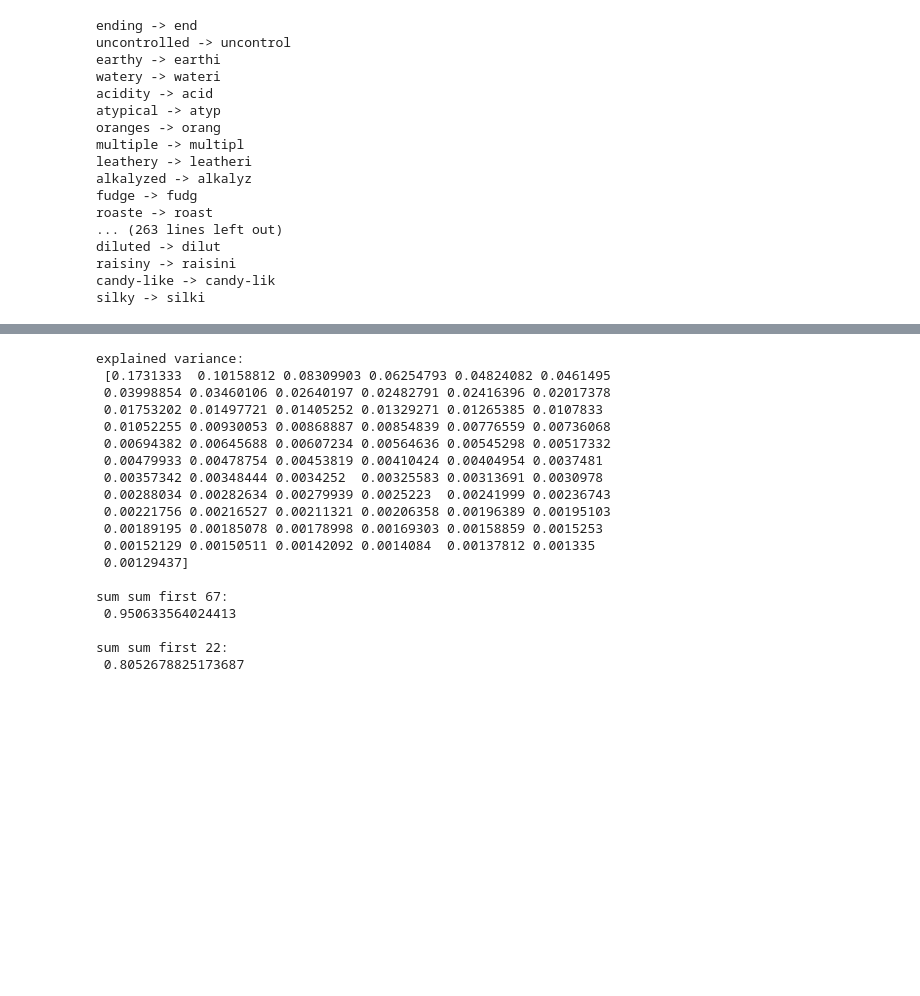
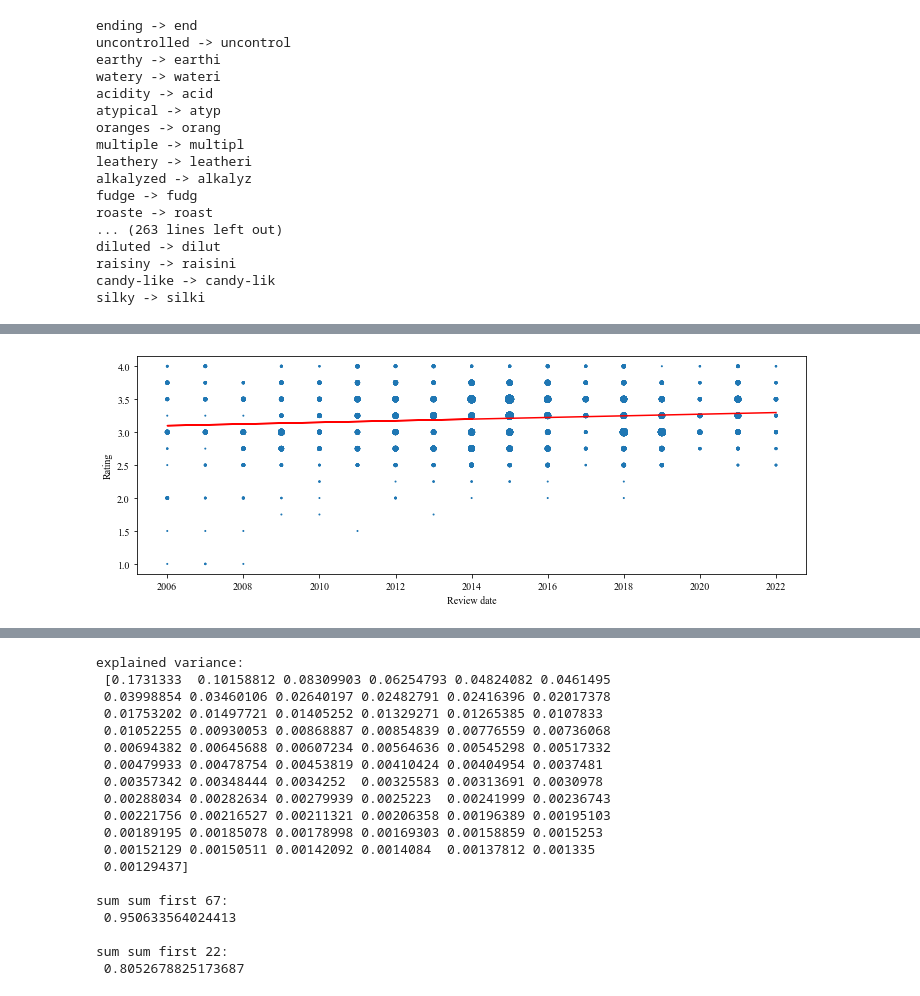
Before and after one commit to ElisabethBrockhaus/Chocolate_bar_rating, a Jupyter notebook: chocolate_rating_data.ipynb, the cells around one changed output, grey strips where cells are left out. Saved outputs shown, nothing was run; the diff lists cells and outputs as text; code cells hidden in the pictures; blank space fills up the shorter version.

```diff
--- a/chocolate_rating_data.ipynb
+++ b/chocolate_rating_data.ipynb
@@ -579,0 +754,4 @@ berry
+# %%
+X_train = X_train_raw.copy()
+X_val = X_val_raw.copy()
+X_test = X_test_raw.copy()
@@ -579,0 +810,15 @@ berry
+# %%
+x = X_train["review_date"]
+
+c = Counter(zip(x, y_train))
+s = [c[(n, r)] for n, r in zip(x, y_train)]
+
+plt.subplots(figsize=(12, 4))
+plt.scatter(x, y_train, marker="o", s=s)
+plt.plot(x, lm.coef_ * x + lm.intercept_, color="red")
+plt.xlabel("Review date")
+plt.ylabel("Rating")
+plt.savefig("figures/review_date_points.pdf", bbox_inches="tight")
+plt.show()
+# %% [output]
+[figure, added]
```
Also changed, not shown: parts of 74 cells of this notebook.
